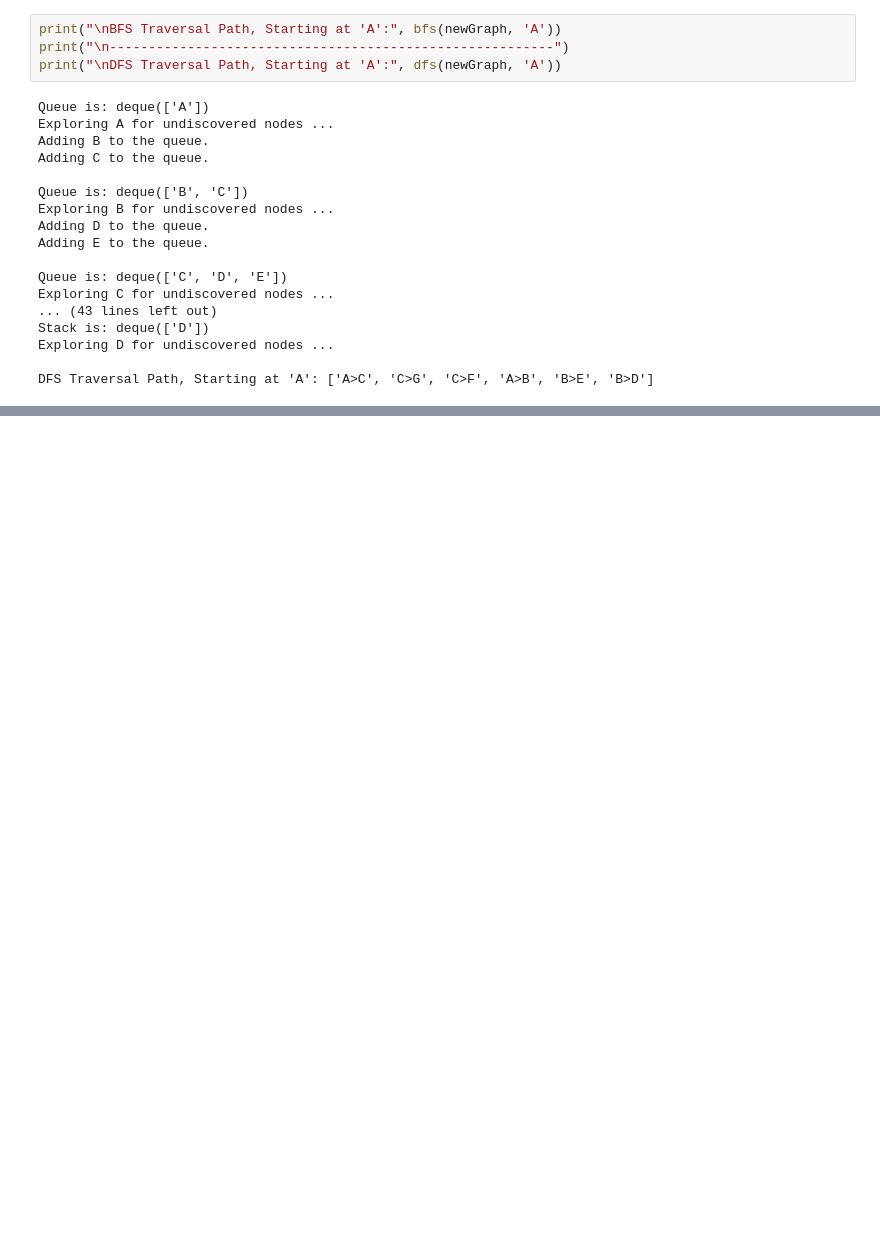
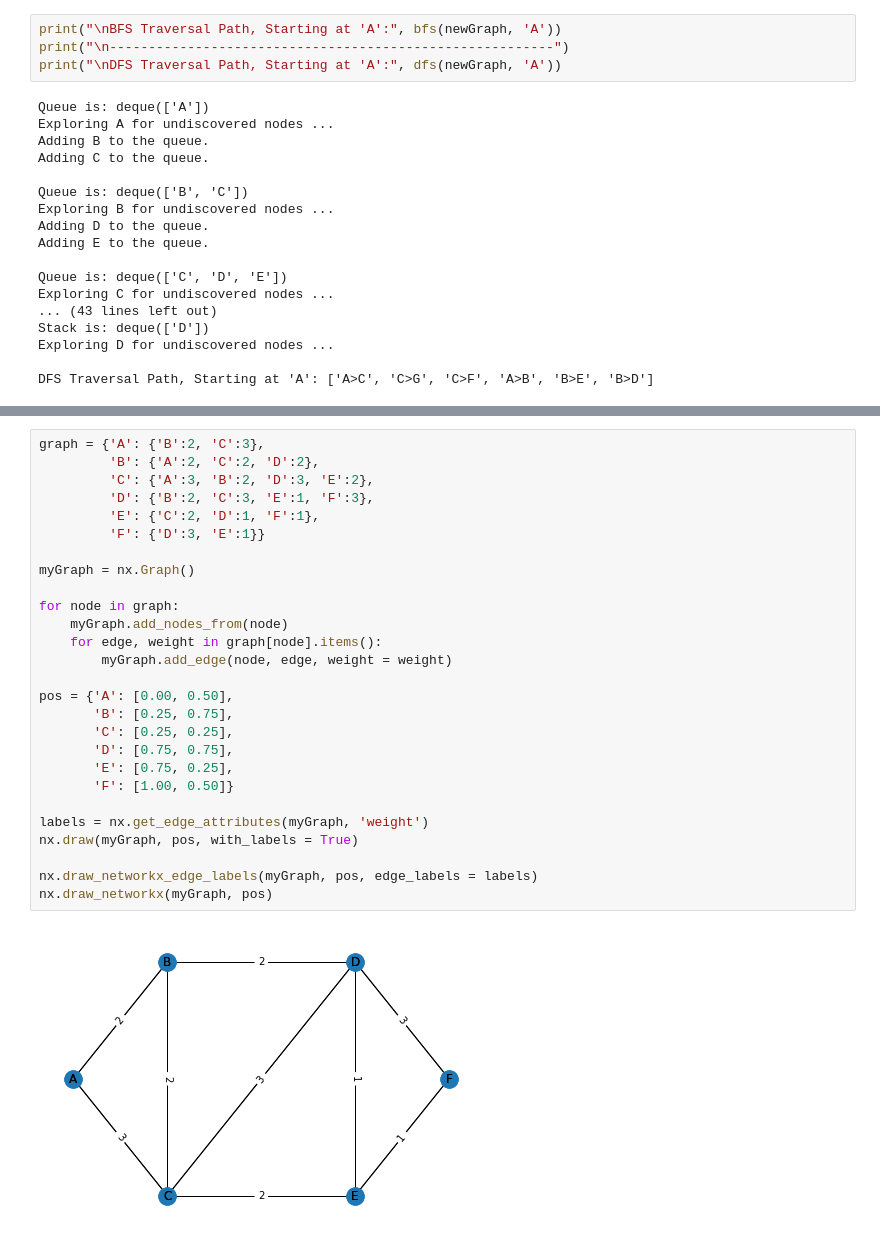
Before and after one commit to gsblinkhorn/Algorithms-for-Dummies, a Jupyter notebook: 9 - Working with Graphs.ipynb, the cells around one changed output, grey strips where cells are left out. Saved outputs shown, nothing was run; the diff lists cells and outputs as text; blank space fills up the shorter version.

```diff
--- a/9 - Working with Graphs.ipynb
+++ b/9 - Working with Graphs.ipynb
@@ -222,0 +241,29 @@ Topological sorting can help you determine that your graph has no cycles - it al
+# %%
+graph = {'A': {'B':2, 'C':3},
+         'B': {'A':2, 'C':2, 'D':2},
+         'C': {'A':3, 'B':2, 'D':3, 'E':2},
+         'D': {'B':2, 'C':3, 'E':1, 'F':3},
+         'E': {'C':2, 'D':1, 'F':1},
+         'F': {'D':3, 'E':1}}
+
+myGraph = nx.Graph()
+
+for node in graph:
+    myGraph.add_nodes_from(node)
+    for edge, weight in graph[node].items():
+        myGraph.add_edge(node, edge, weight = weight)
+
+pos = {'A': [0.00, 0.50],
+       'B': [0.25, 0.75],
+       'C': [0.25, 0.25],
+       'D': [0.75, 0.75],
+       'E': [0.75, 0.25],
+       'F': [1.00, 0.50]}
+
+labels = nx.get_edge_attributes(myGraph, 'weight')
+nx.draw(myGraph, pos, with_labels = True)
+
+nx.draw_networkx_edge_labels(myGraph, pos, edge_labels = labels)
+nx.draw_networkx(myGraph, pos)
+# %% [output]
+[figure, added]
```
Also changed, not shown: parts of 5 cells of this notebook.
